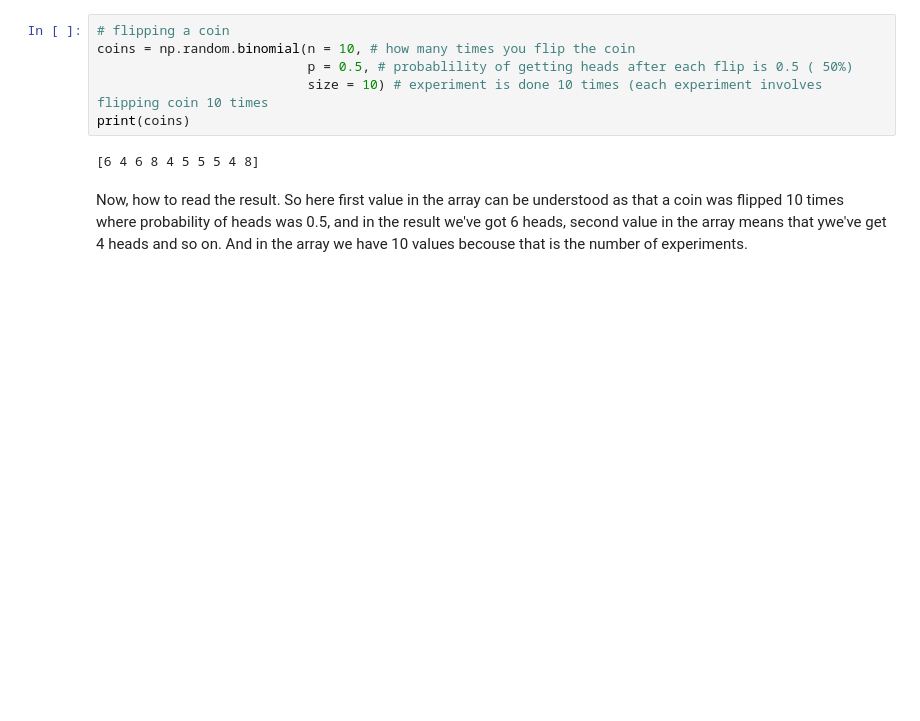
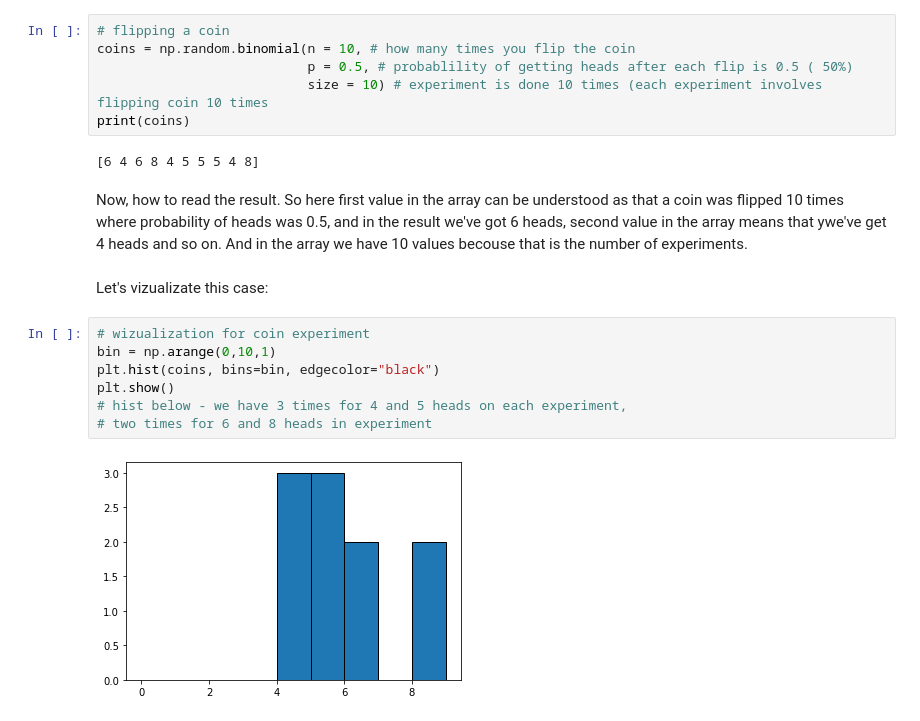
Before and after one commit to DracoNibilis/Numpy.random_Overview, a Jupyter notebook: numpy_random.ipynb, the cells around one changed output. Saved outputs shown, nothing was run; the diff lists cells and outputs as text; blank space fills up the shorter version.

```diff
--- a/numpy_random.ipynb
+++ b/numpy_random.ipynb
@@ -535,3 +537,14 @@ print(coins)
 # %% [markdown]
 Now, how to read the result.
 So here first value in the array can be understood as that a coin was flipped 10 times where probability of heads was 0.5, and in the result we've got 6 heads, second value in the array means that ywe've get 4 heads and so on. And in the array we have 10 values becouse that is the number of experiments.
+# %% [markdown]
+Let's vizualizate this case:
+# %%
+# wizualization for coin experiment
+bin = np.arange(0,10,1)
+plt.hist(coins, bins=bin, edgecolor="black")
+plt.show()
+# hist below - we have 3 times for 4 and 5 heads on each experiment,
+# two times for 6 and 8 heads in experiment
+# %% [output]
+[figure, added]
```
Also changed, not shown: parts of 17 cells of this notebook.
